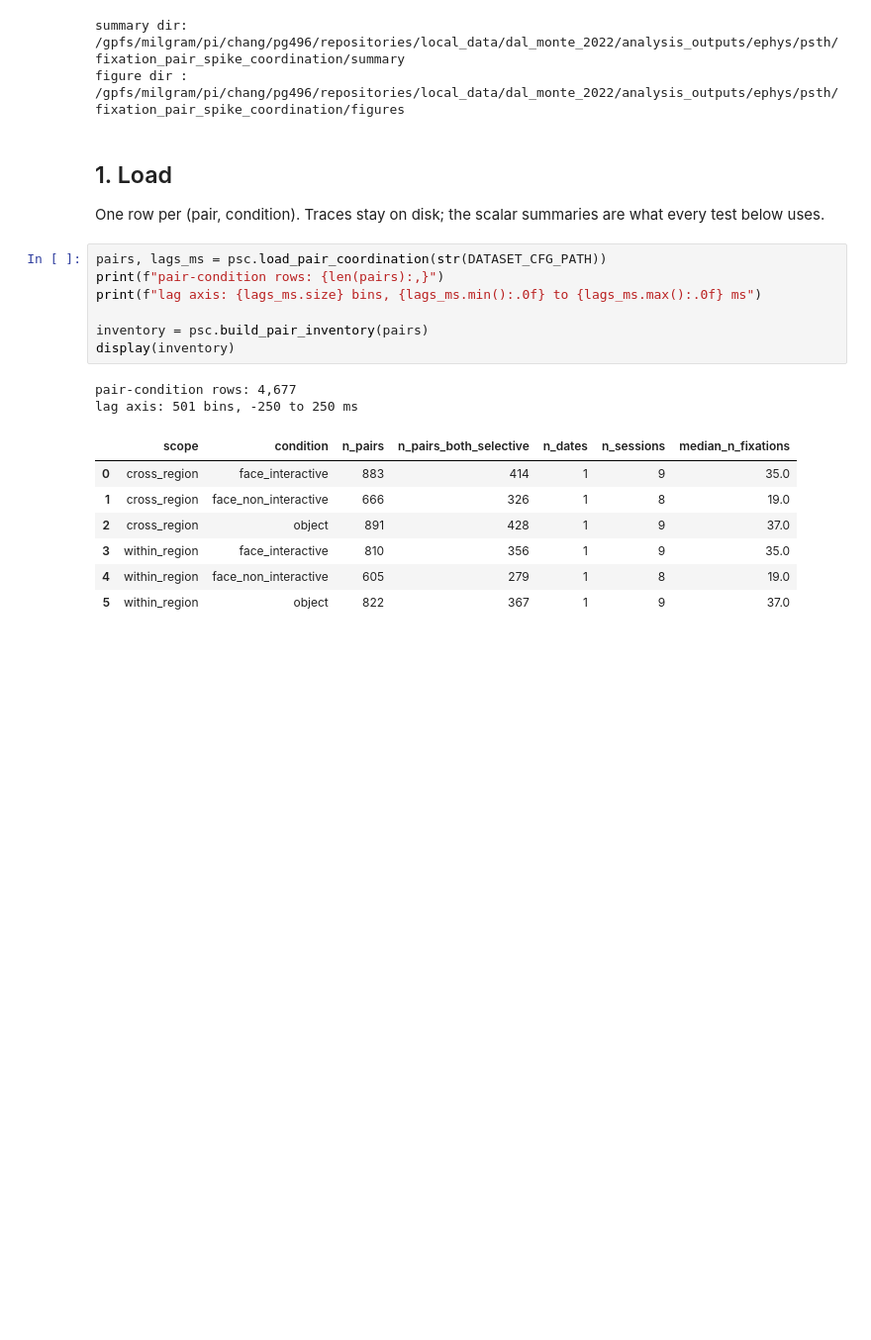
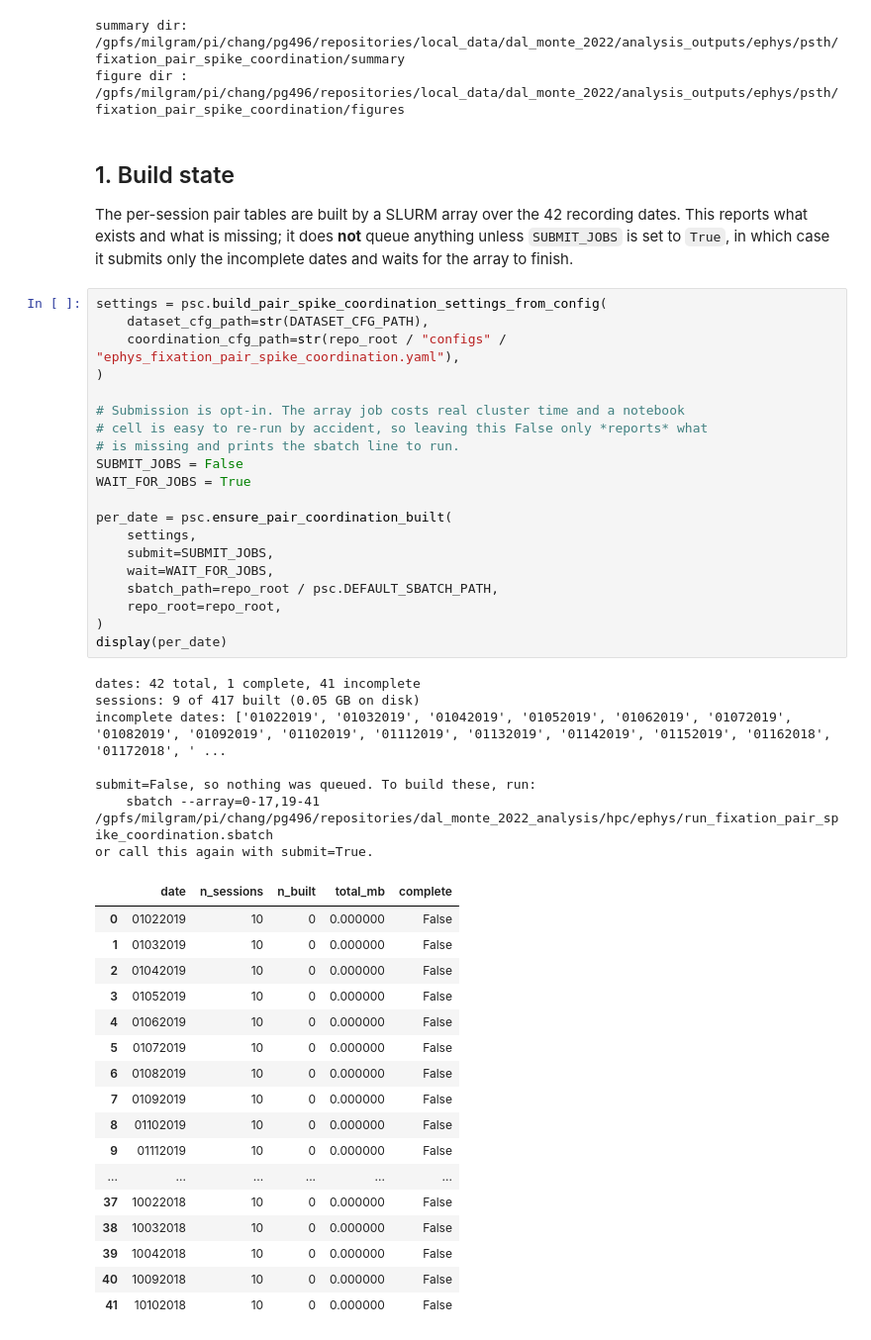
Before and after one commit to gprabaha/dal_monte_2022_analysis, a Jupyter notebook: notebooks/pair_spike_coordination/pair_spike_coordination.ipynb, the cells around one changed output. Shown at 99% size. Saved outputs shown, nothing was run; the diff lists cells and outputs as text; blank space fills up the shorter version.

```diff
--- a/notebooks/pair_spike_coordination/pair_spike_coordination.ipynb
+++ b/notebooks/pair_spike_coordination/pair_spike_coordination.ipynb
@@ -88,25 +92,55 @@ print("figure dir :", FIGURE_DIR)
 summary dir: /gpfs/milgram/pi/chang/pg496/repositories/local_data/dal_monte_2022/analysis_outputs/ephys/psth/fixation_pair_spike_coordination/summary
 figure dir : /gpfs/milgram/pi/chang/pg496/repositories/local_data/dal_monte_2022/analysis_outputs/ephys/psth/fixation_pair_spike_coordination/figures
 # %% [markdown]
-## 1. Load
+## 1. Build state
 
-One row per (pair, condition). Traces stay on disk; the scalar summaries are
-what every test below uses.
+The per-session pair tables are built by a SLURM array over the 42 recording
+dates. This reports what exists and what is missing; it does **not** queue
+anything unless `SUBMIT_JOBS` is set to `True`, in which case it submits only
+the incomplete dates and waits for the array to finish.
 # %%
-pairs, lags_ms = psc.load_pair_coordination(str(DATASET_CFG_PATH))
-print(f"pair-condition rows: {len(pairs):,}")
-print(f"lag axis: {lags_ms.size} bins, {lags_ms.min():.0f} to {lags_ms.max():.0f} ms")
+settings = psc.build_pair_spike_coordination_settings_from_config(
+    dataset_cfg_path=str(DATASET_CFG_PATH),
+    coordination_cfg_path=str(repo_root / "configs" / "ephys_fixation_pair_spike_coordination.yaml"),
+)
 
-inventory = psc.build_pair_inventory(pairs)
-display(inventory)
+# Submission is opt-in. The array job costs real cluster time and a notebook
+# cell is easy to re-run by accident, so leaving this False only *reports* what
+# is missing and prints the sbatch line to run.
+SUBMIT_JOBS = False
+WAIT_FOR_JOBS = True
+
+per_date = psc.ensure_pair_coordination_built(
+    settings,
+    submit=SUBMIT_JOBS,
+    wait=WAIT_FOR_JOBS,
+    sbatch_path=repo_root / psc.DEFAULT_SBATCH_PATH,
+    repo_root=repo_root,
+)
+display(per_date)
 # %% [output]
-pair-condition rows: 4,677
-lag axis: 501 bins, -250 to 250 ms
+dates: 42 total, 1 complete, 41 incomplete
+sessions: 9 of 417 built (0.05 GB on disk)
+incomplete dates: ['01022019', '01032019', '01042019', '01052019', '01062019', '01072019', '01082019', '01092019', '01102019', '01112019', '01132019', '01142019', '01152019', '01162018', '01172018', ' ...
+
+submit=False, so nothing was queued. To build these, run:
+    sbatch --array=0-17,19-41 /gpfs/milgram/pi/chang/pg496/repositories/dal_monte_2022_analysis/hpc/ephys/run_fixation_pair_spike_coordination.sbatch
+or call this again with submit=True.
-|  | scope | condition | n_pairs | n_pairs_both_selective | n_dates | n_sessions | median_n_fixations |
-| 0 | cross_region | face_interactive | 883 | 414 | 1 | 9 | 35.0 |
-| 1 | cross_region | face_non_interactive | 666 | 326 | 1 | 8 | 19.0 |
-| 2 | cross_region | object | 891 | 428 | 1 | 9 | 37.0 |
-| 3 | within_region | face_interactive | 810 | 356 | 1 | 9 | 35.0 |
-| 4 | within_region | face_non_interactive | 605 | 279 | 1 | 8 | 19.0 |
-| 5 | within_region | object | 822 | 367 | 1 | 9 | 37.0 |
+|  | date | n_sessions | n_built | total_mb | complete |
+| 0 | 01022019 | 10 | 0 | 0.000000 | False |
+| 1 | 01032019 | 10 | 0 | 0.000000 | False |
+| 2 | 01042019 | 10 | 0 | 0.000000 | False |
+| 3 | 01052019 | 10 | 0 | 0.000000 | False |
+| 4 | 01062019 | 10 | 0 | 0.000000 | False |
+| 5 | 01072019 | 10 | 0 | 0.000000 | False |
+| 6 | 01082019 | 10 | 0 | 0.000000 | False |
+| 7 | 01092019 | 10 | 0 | 0.000000 | False |
+| 8 | 01102019 | 10 | 0 | 0.000000 | False |
+| 9 | 01112019 | 10 | 0 | 0.000000 | False |
+| ... | ... | ... | ... | ... | ... |
+| 37 | 10022018 | 10 | 0 | 0.000000 | False |
+| 38 | 10032018 | 10 | 0 | 0.000000 | False |
+| 39 | 10042018 | 10 | 0 | 0.000000 | False |
+| 40 | 10092018 | 10 | 0 | 0.000000 | False |
+| 41 | 10102018 | 10 | 0 | 0.000000 | False |
 # %% [markdown]
```
Also changed, not shown: parts of 23 cells of this notebook, 5 other files.
